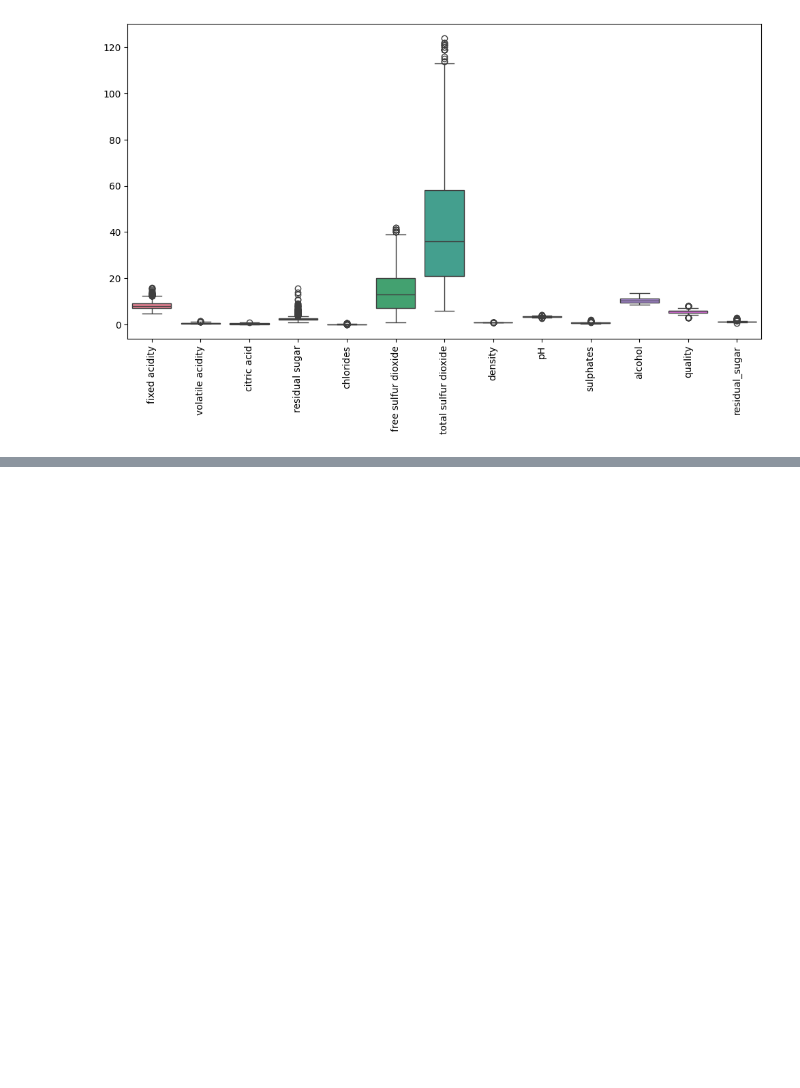
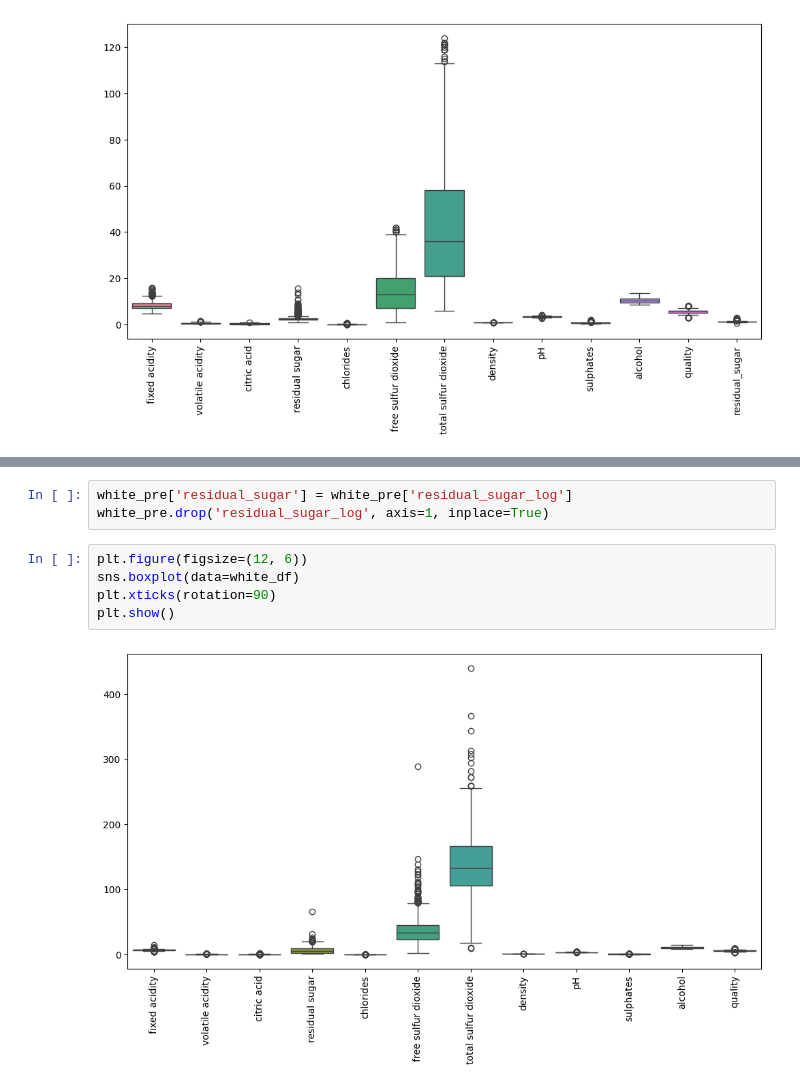
Before and after one commit to Gachdotir/DigitalProductsSite, a Jupyter notebook: WineQuality.ipynb, the cells around one changed output, grey strips where cells are left out. Cells and saved outputs as stored; diff of their text form; blank space fills up the shorter version.

```diff
--- a/WineQuality.ipynb
+++ b/WineQuality.ipynb
@@ -264,0 +330,10 @@ plt.show()
+# %%
+white_pre['residual_sugar'] = white_pre['residual_sugar_log']
+white_pre.drop('residual_sugar_log', axis=1, inplace=True)
+# %%
+plt.figure(figsize=(12, 6))
+sns.boxplot(data=white_df)
+plt.xticks(rotation=90)
+plt.show()
+# %% [output]
+[figure, added]
```
Also changed, not shown: parts of 11 cells of this notebook.
